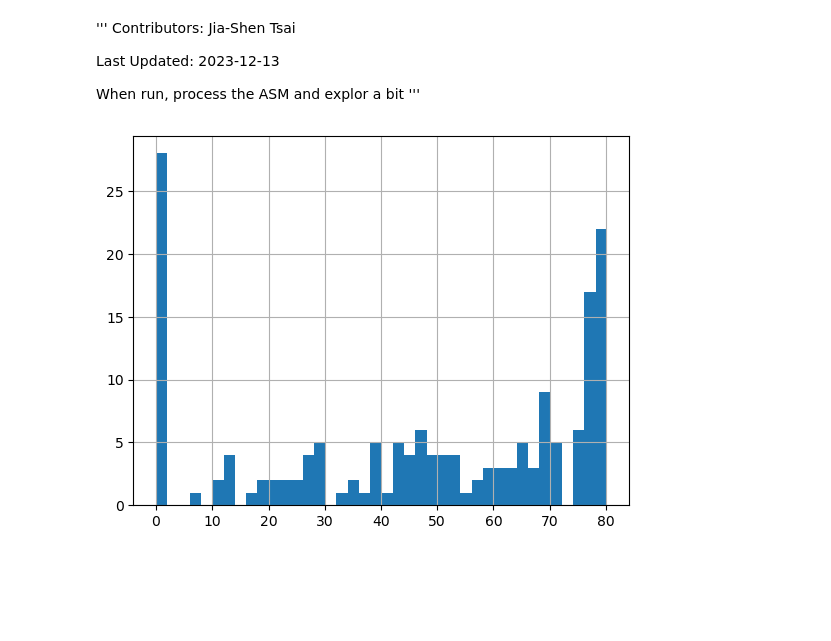
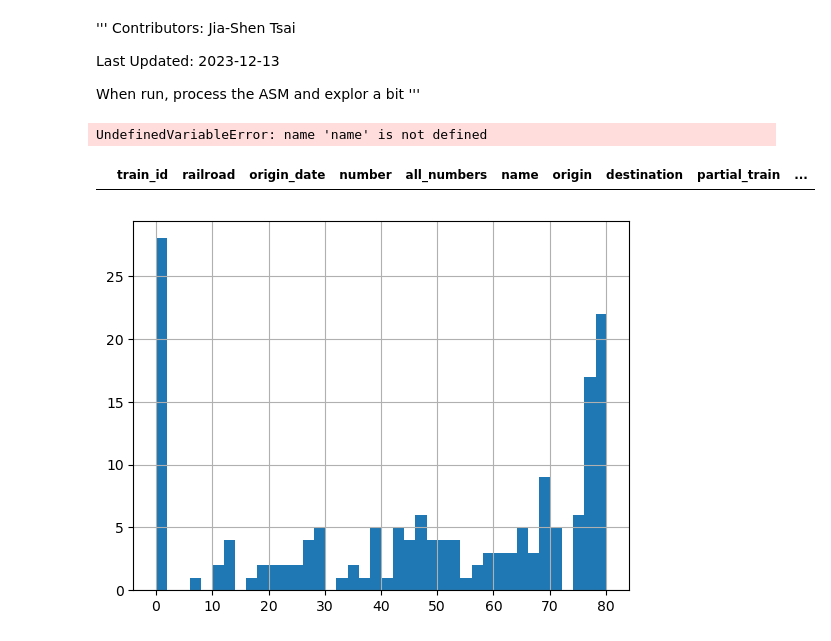
Before and after one commit to deeper747/2023_NSOE_Commuter_Rail, a Jupyter notebook: 02_Scripts/ASM_Process.ipynb, the cells around one changed output. Saved outputs shown, nothing was run; the diff lists cells and outputs as text; code cells hidden in the pictures; blank space fills up the shorter version.

```diff
--- a/02_Scripts/ASM_Process.ipynb
+++ b/02_Scripts/ASM_Process.ipynb
@@ -50,18 +57,14 @@ import contextily as ctx
 #     data = sdf,
 #     geometry = 'SHAPE',
 #     crs = 4326)
+# %%
+gdf_county = gpd.read_file('../01_Data/01_Source/North_Carolina_State_and_County_Boundary_Polygons.zip')
 # %%
-import os
-# import pandas as pd
-# import geopandas as gpd
-# from arcgis import GeoAccessor
-# import warnings
-
 # Use the warnings context manager to capture and suppress warnings
 with warnings.catch_warnings():
     warnings.filterwarnings("ignore")  # Ignore all warnings
     # Define the folder path where JSON files are located
-    json_folder = '../01_Data/01_Source/ASM'
+    json_folder = '//ns-gis.win.duke.edu/StudentData/2023-2024/ct325/2023_NSOE_Commuter_Rail/01_Data/01_Source/ASM'
 
     # Define the function to extract the lng, la, and speed only from valid dictionaries
     def extract_coordinates(location):
@@ -95,12 +98,18 @@ with warnings.catch_warnings():
             gdf_snap_nc = gpd.clip(gdf, gdf_county)
 
             # Append the clipped gdf to the combined gdf
-            gdf_realop = gdf_realop.append(gdf_snap_nc, ignore_index=True)
+            gdf_realop = pd.concat([gdf_realop, gdf_snap_nc], ignore_index=True)
 
 # Remove duplicates based on name and location
 gdf_realop = gdf_realop.drop_duplicates(subset=['name', 'latitude', 'longitude'])
 
 gdf_realop.head()
+# %% [output]
+UndefinedVariableError: name 'name' is not defined
+# %%
+gdf_realop
+# %% [output]
+|  | train_id | railroad | origin_date | number | all_numbers | name | origin | destination | partial_train | ... |
 # %%
 gdf_realop = gdf_realop.set_geometry('SHAPE')
 # %%
```
Also changed, not shown: parts of 2 cells of this notebook.
